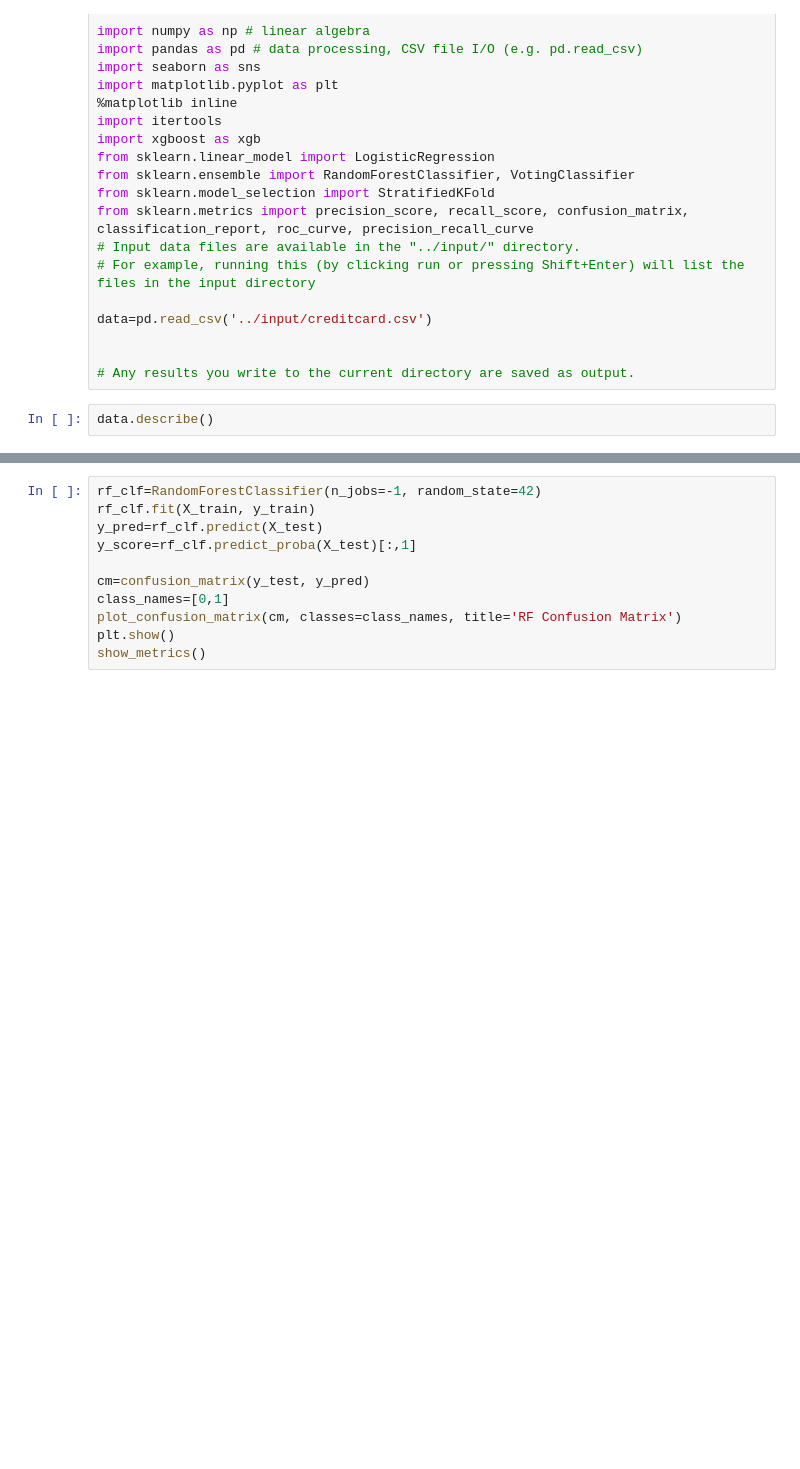
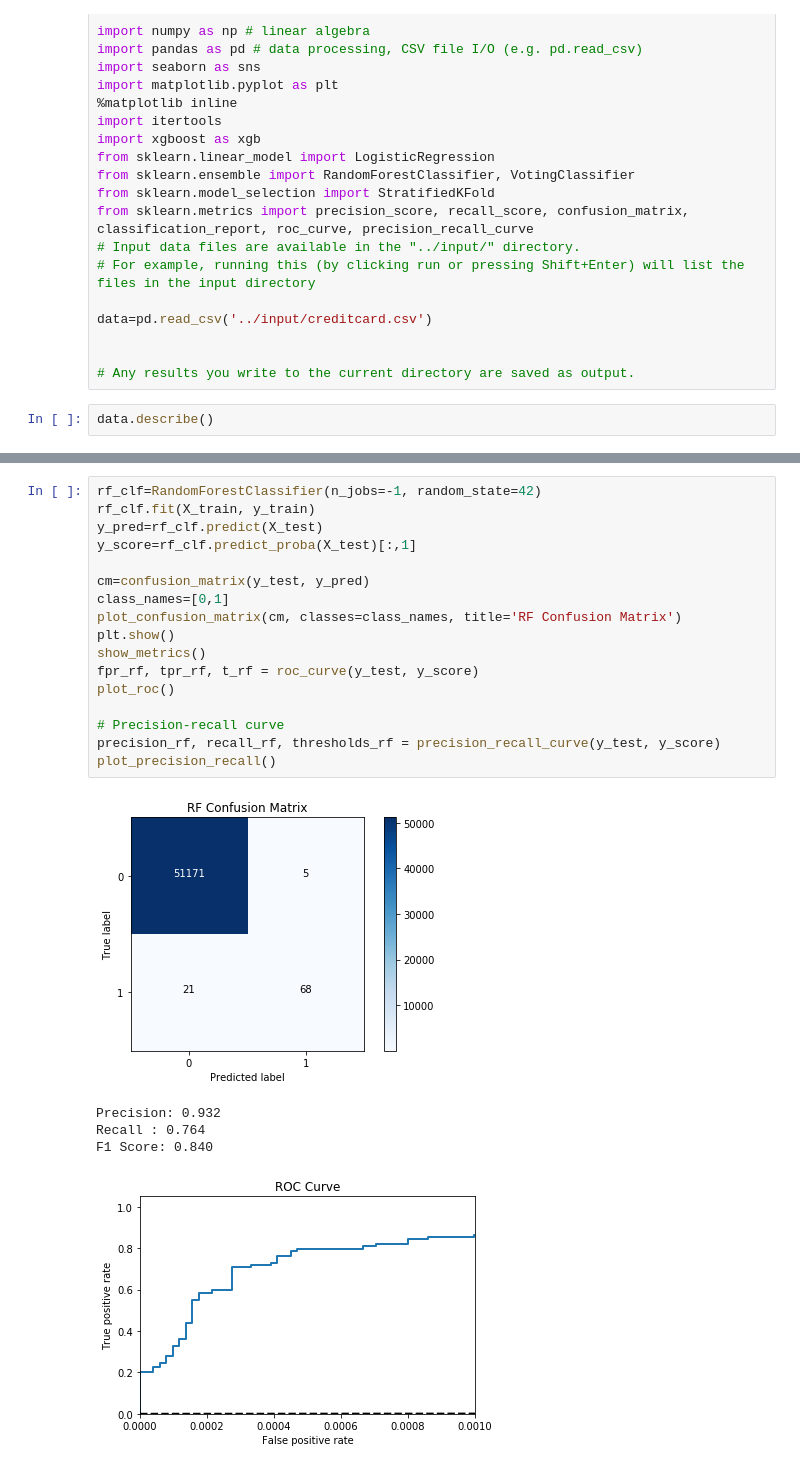
Before and after one commit to SonaliDasgupta/KaggleKernels-MLAndAI, a Jupyter notebook: FraudDetection-SupervisedML/notebook.ipynb, the cells around one changed output, grey strips where cells are left out. Cells and saved outputs as stored; diff of their text form; blank space fills up the shorter version.

```diff
--- a/FraudDetection-SupervisedML/notebook.ipynb
+++ b/FraudDetection-SupervisedML/notebook.ipynb
@@ -260,11 +389,23 @@ print("Best parameters: ",best_params)
 # %%
 rf_clf=RandomForestClassifier(n_jobs=-1, random_state=42)
 rf_clf.fit(X_train, y_train)
 y_pred=rf_clf.predict(X_test)
 y_score=rf_clf.predict_proba(X_test)[:,1]
 
 cm=confusion_matrix(y_test, y_pred)
 class_names=[0,1]
 plot_confusion_matrix(cm, classes=class_names, title='RF Confusion Matrix')
 plt.show()
 show_metrics()
+fpr_rf, tpr_rf, t_rf = roc_curve(y_test, y_score)
+plot_roc()
+
+# Precision-recall curve
+precision_rf, recall_rf, thresholds_rf = precision_recall_curve(y_test, y_score)
+plot_precision_recall()
+# %% [output]
+[figure, added]
+Precision: 0.932
+Recall : 0.764
+F1 Score: 0.840
+[figure, added]
```
Also changed, not shown: parts of 10 cells of this notebook.
